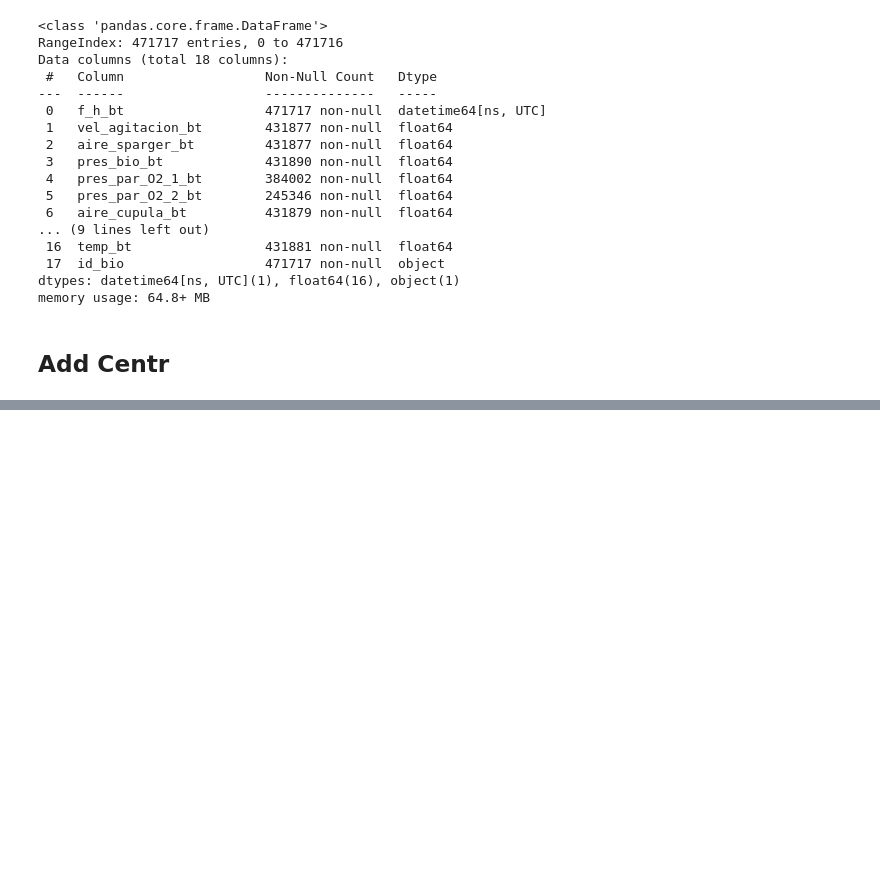
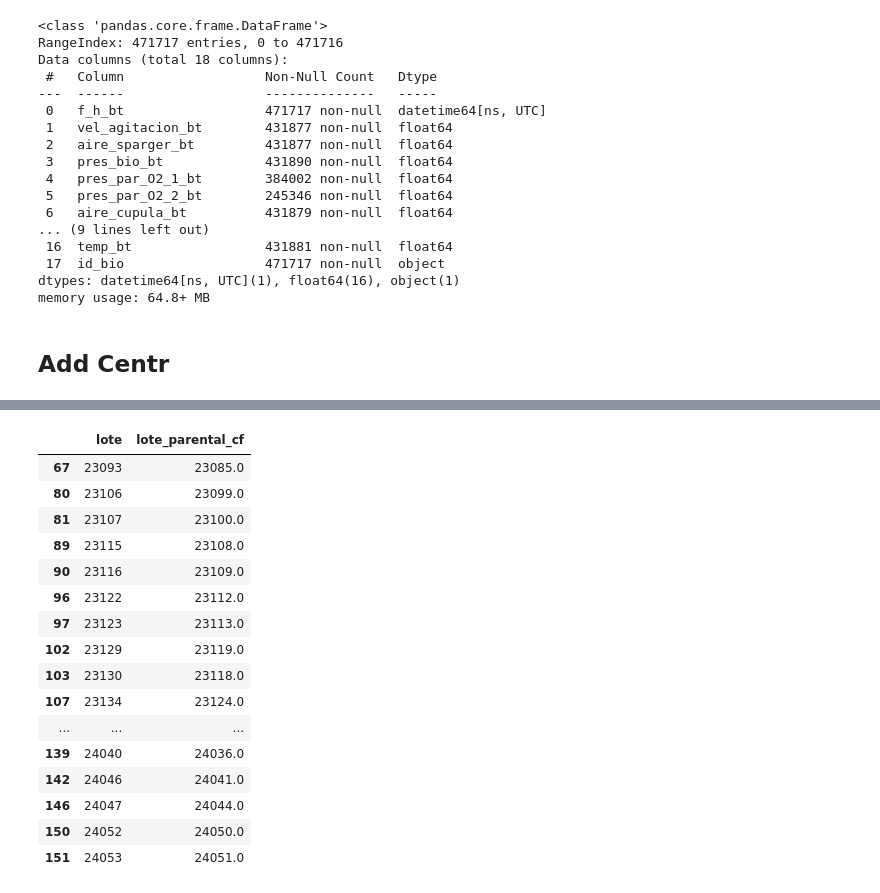
Before and after one commit to dragonsearch/Cajamar-UniversityHack-2024, a Jupyter notebook: losca/processing/joining.ipynb, the cells around one changed output, grey strips where cells are left out. Cells and saved outputs as stored; diff of their text form; code cells hidden in the pictures; blank space fills up the shorter version.

```diff
--- a/losca/processing/joining.ipynb
+++ b/losca/processing/joining.ipynb
@@ -639,0 +637,20 @@ pd.set_option('display.max_rows', None)
+# %%
+cf_mc_ino_pino_of_bt_ct[(cf_mc_ino_pino_of_bt_ct['orden_encadenado_cf'] == 2) | (cf_mc_ino_pino_of_bt_ct['orden_encadenado_cf'] == 3)].filter(like='lote')
+# %% [output]
+|  | lote | lote_parental_cf |
+| 67 | 23093 | 23085.0 |
+| 80 | 23106 | 23099.0 |
+| 81 | 23107 | 23100.0 |
+| 89 | 23115 | 23108.0 |
+| 90 | 23116 | 23109.0 |
+| 96 | 23122 | 23112.0 |
+| 97 | 23123 | 23113.0 |
+| 102 | 23129 | 23119.0 |
+| 103 | 23130 | 23118.0 |
+| 107 | 23134 | 23124.0 |
+| ... | ... | ... |
+| 139 | 24040 | 24036.0 |
+| 142 | 24046 | 24041.0 |
+| 146 | 24047 | 24044.0 |
+| 150 | 24052 | 24050.0 |
+| 151 | 24053 | 24051.0 |
```
Also changed, not shown: parts of 19 cells of this notebook, 2 other files.
